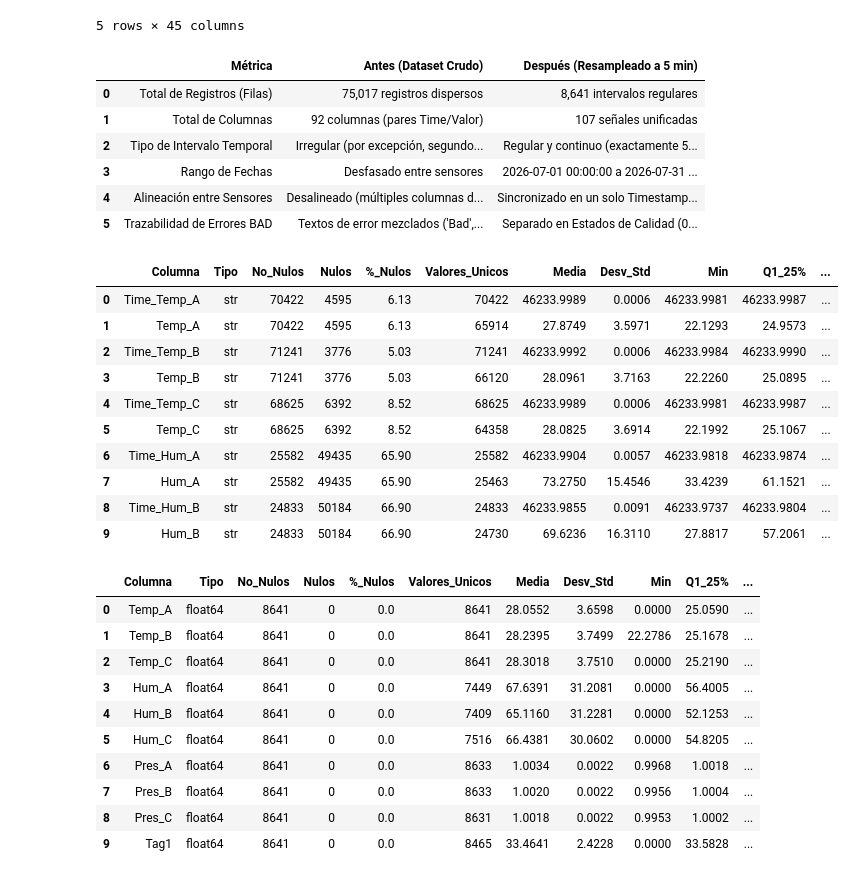
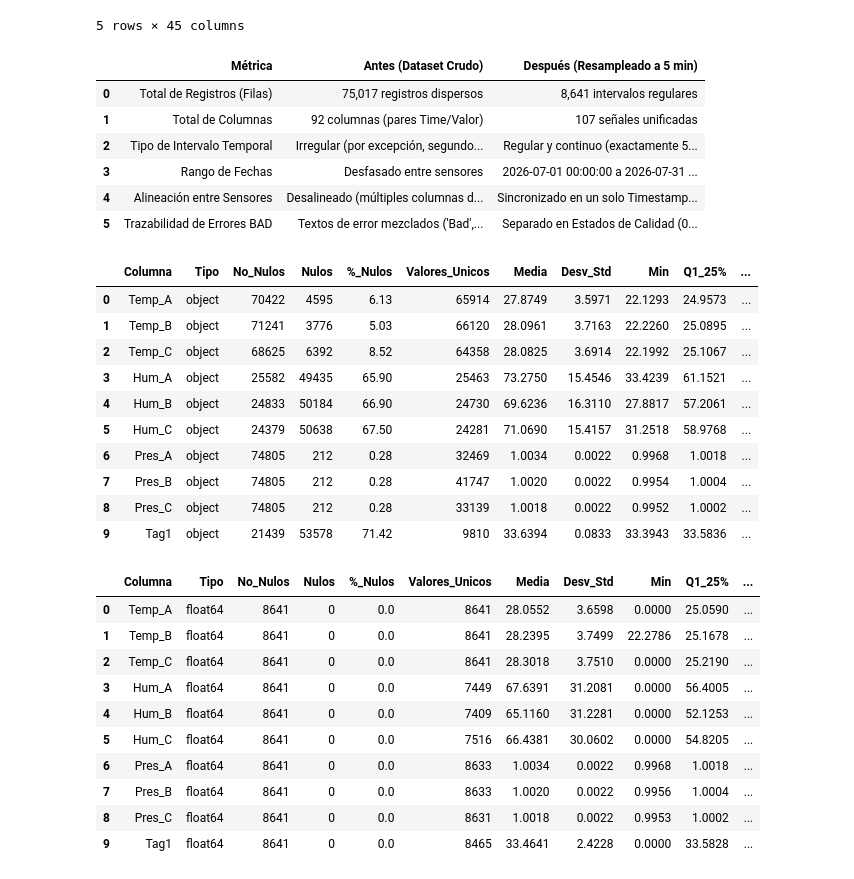
Before and after one commit to melissahidalgor/Pipeline_CNA_CalcFailed, a Jupyter notebook: main.ipynb, the cells around one changed output. Saved outputs shown, nothing was run; the diff lists cells and outputs as text; code cells hidden in the pictures.

```diff
--- a/main.ipynb
+++ b/main.ipynb
@@ -88,29 +106,30 @@ Tag2_QualityState: {0: 8222, 2: 418, 1: 1}
 # %%
 # Tabla comparativa ANTES vs DESPUÉS
 display(vis.compare_pre_post(df_raw, X))
 
 # Reporte estadístico preliminar (ejemplo de las primeras 10 señales)
-display(vis.summarize_dataset(df_raw.iloc[:, :10]))
+df_no_time = df_raw.filter(regex='^(?!Time_)')
+display(vis.summarize_dataset(df_no_time.iloc[:, :10]))
 display(vis.summarize_dataset(X.iloc[:, :10]))
 # %% [output]
 |  | Métrica | Antes (Dataset Crudo) | Después (Resampleado a 5 min) |
 | 0 | Total de Registros (Filas) | 75,017 registros dispersos | 8,641 intervalos regulares |
 | 1 | Total de Columnas | 92 columnas (pares Time/Valor) | 107 señales unificadas |
 | 2 | Tipo de Intervalo Temporal | Irregular (por excepción, segundo... | Regular y continuo (exactamente 5... |
 | 3 | Rango de Fechas | Desfasado entre sensores | 2026-07-01 00:00:00 a 2026-07-31 ... |
 | 4 | Alineación entre Sensores | Desalineado (múltiples columnas d... | Sincronizado en un solo Timestamp... |
 | 5 | Trazabilidad de Errores BAD | Textos de error mezclados ('Bad',... | Separado en Estados de Calidad (0... |
 |  | Columna | Tipo | No_Nulos | Nulos | %_Nulos | Valores_Unicos | Media | Desv_Std | Min | Q1_25% | ... |
-| 0 | Time_Temp_A | str | 70422 | 4595 | 6.13 | 70422 | 46233.9989 | 0.0006 | 46233.9981 | 46233.9987 | ... |
-| 1 | Temp_A | str | 70422 | 4595 | 6.13 | 65914 | 27.8749 | 3.5971 | 22.1293 | 24.9573 | ... |
-| 2 | Time_Temp_B | str | 71241 | 3776 | 5.03 | 71241 | 46233.9992 | 0.0006 | 46233.9984 | 46233.9990 | ... |
-| 3 | Temp_B | str | 71241 | 3776 | 5.03 | 66120 | 28.0961 | 3.7163 | 22.2260 | 25.0895 | ... |
-| 4 | Time_Temp_C | str | 68625 | 6392 | 8.52 | 68625 | 46233.9989 | 0.0006 | 46233.9981 | 46233.9987 | ... |
-| 5 | Temp_C | str | 68625 | 6392 | 8.52 | 64358 | 28.0825 | 3.6914 | 22.1992 | 25.1067 | ... |
-| 6 | Time_Hum_A | str | 25582 | 49435 | 65.90 | 25582 | 46233.9904 | 0.0057 | 46233.9818 | 46233.9874 | ... |
-| 7 | Hum_A | str | 25582 | 49435 | 65.90 | 25463 | 73.2750 | 15.4546 | 33.4239 | 61.1521 | ... |
-| 8 | Time_Hum_B | str | 24833 | 50184 | 66.90 | 24833 | 46233.9855 | 0.0091 | 46233.9737 | 46233.9804 | ... |
-| 9 | Hum_B | str | 24833 | 50184 | 66.90 | 24730 | 69.6236 | 16.3110 | 27.8817 | 57.2061 | ... |
+| 0 | Temp_A | object | 70422 | 4595 | 6.13 | 65914 | 27.8749 | 3.5971 | 22.1293 | 24.9573 | ... |
+| 1 | Temp_B | object | 71241 | 3776 | 5.03 | 66120 | 28.0961 | 3.7163 | 22.2260 | 25.0895 | ... |
+| 2 | Temp_C | object | 68625 | 6392 | 8.52 | 64358 | 28.0825 | 3.6914 | 22.1992 | 25.1067 | ... |
+| 3 | Hum_A | object | 25582 | 49435 | 65.90 | 25463 | 73.2750 | 15.4546 | 33.4239 | 61.1521 | ... |
+| 4 | Hum_B | object | 24833 | 50184 | 66.90 | 24730 | 69.6236 | 16.3110 | 27.8817 | 57.2061 | ... |
+| 5 | Hum_C | object | 24379 | 50638 | 67.50 | 24281 | 71.0690 | 15.4157 | 31.2518 | 58.9768 | ... |
+| 6 | Pres_A | object | 74805 | 212 | 0.28 | 32469 | 1.0034 | 0.0022 | 0.9968 | 1.0018 | ... |
+| 7 | Pres_B | object | 74805 | 212 | 0.28 | 41747 | 1.0020 | 0.0022 | 0.9954 | 1.0004 | ... |
+| 8 | Pres_C | object | 74805 | 212 | 0.28 | 33139 | 1.0018 | 0.0022 | 0.9952 | 1.0002 | ... |
+| 9 | Tag1 | object | 21439 | 53578 | 71.42 | 9810 | 33.6394 | 0.0833 | 33.3943 | 33.5836 | ... |
 |  | Columna | Tipo | No_Nulos | Nulos | %_Nulos | Valores_Unicos | Media | Desv_Std | Min | Q1_25% | ... |
 | 0 | Temp_A | float64 | 8641 | 0 | 0.0 | 8641 | 28.0552 | 3.6598 | 0.0000 | 25.0590 | ... |
 | 1 | Temp_B | float64 | 8641 | 0 | 0.0 | 8641 | 28.2395 | 3.7499 | 22.2786 | 25.1678 | ... |
```
Also changed, not shown: parts of 18 cells of this notebook, 2 other files.
